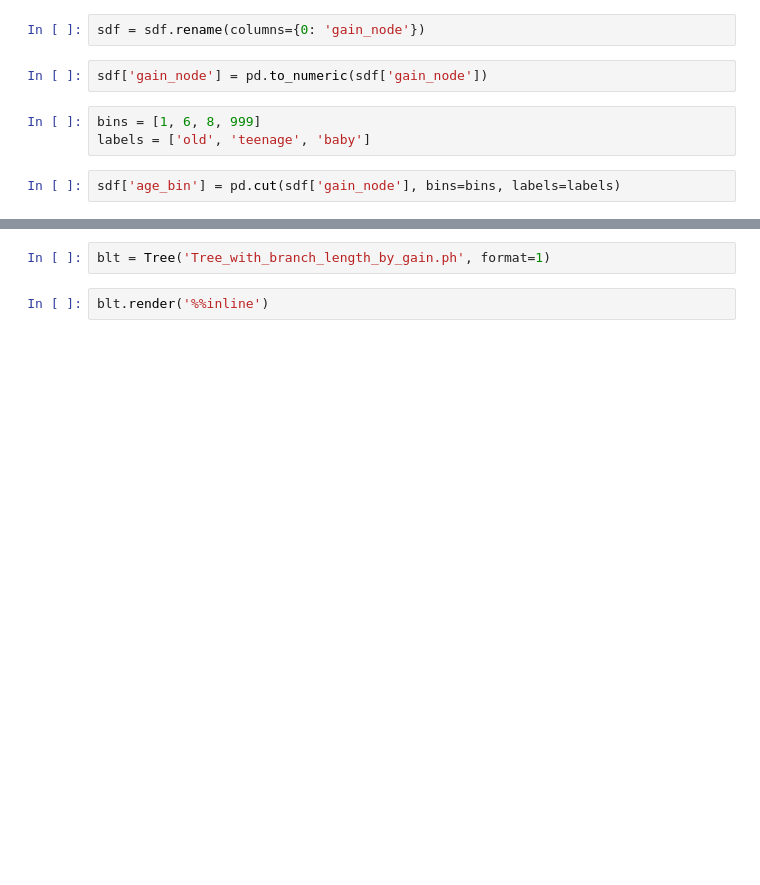
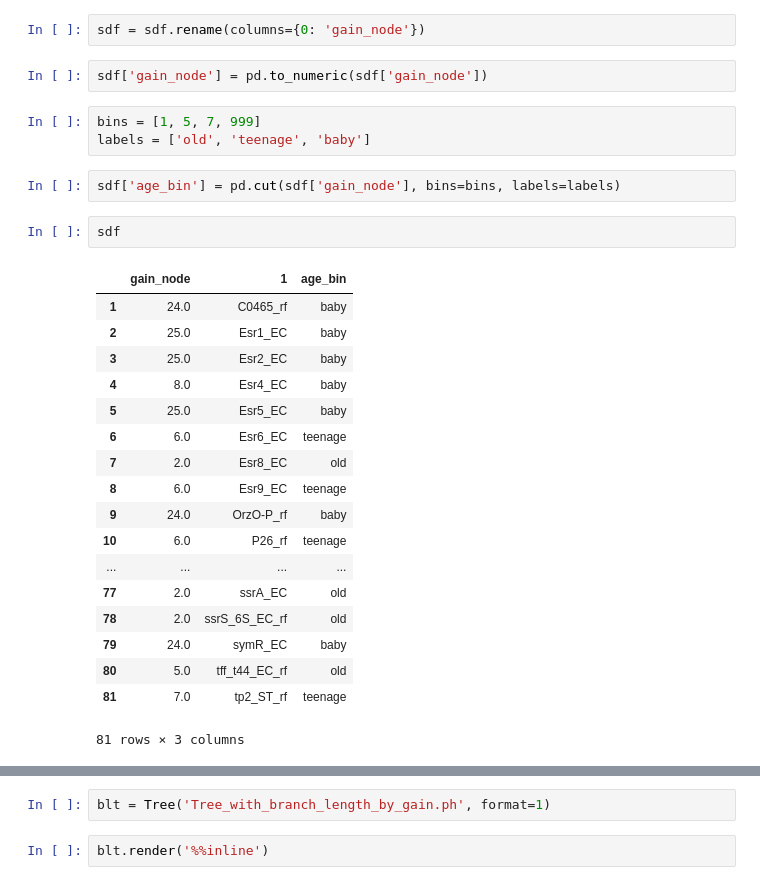
Before and after one commit to blauguste/analyze-GLOOME, a Jupyter notebook: analyze_GLOOME.ipynb, the cells around one changed output, grey strips where cells are left out. Cells and saved outputs as stored; diff of their text form; blank space fills up the shorter version.

```diff
--- a/analyze_GLOOME.ipynb
+++ b/analyze_GLOOME.ipynb
@@ -236,10 +233,31 @@ sdf = sdf.rename(columns={0: 'gain_node'})
 # %%
 sdf['gain_node'] = pd.to_numeric(sdf['gain_node'])
 # %%
-bins = [1, 6, 8, 999]
+bins = [1, 5, 7, 999]
 labels = ['old', 'teenage', 'baby']
 # %%
 sdf['age_bin'] = pd.cut(sdf['gain_node'], bins=bins, labels=labels)
+# %%
+sdf
+# %% [output]
+|  | gain_node | 1 | age_bin |
+| 1 | 24.0 | C0465_rf | baby |
+| 2 | 25.0 | Esr1_EC | baby |
+| 3 | 25.0 | Esr2_EC | baby |
+| 4 | 8.0 | Esr4_EC | baby |
+| 5 | 25.0 | Esr5_EC | baby |
+| 6 | 6.0 | Esr6_EC | teenage |
+| 7 | 2.0 | Esr8_EC | old |
+| 8 | 6.0 | Esr9_EC | teenage |
+| 9 | 24.0 | OrzO-P_rf | baby |
+| 10 | 6.0 | P26_rf | teenage |
+| ... | ... | ... | ... |
+| 77 | 2.0 | ssrA_EC | old |
+| 78 | 2.0 | ssrS_6S_EC_rf | old |
+| 79 | 24.0 | symR_EC | baby |
+| 80 | 5.0 | tff_t44_EC_rf | old |
+| 81 | 7.0 | tp2_ST_rf | teenage |
+81 rows × 3 columns
 # %%
 sdf['age_bin'].value_counts()
 # %% [output]
```
Also changed, not shown: parts of 16 cells of this notebook.
